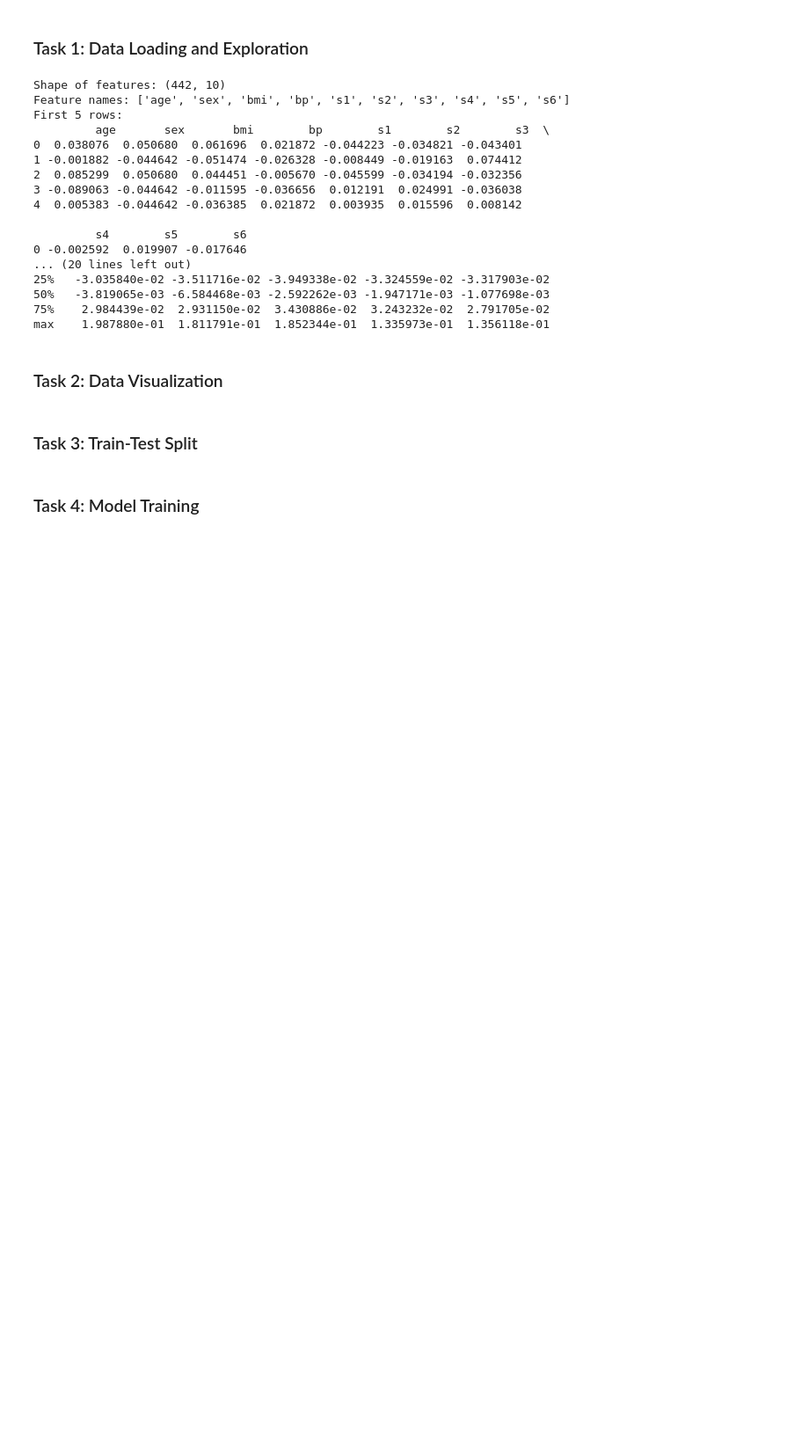
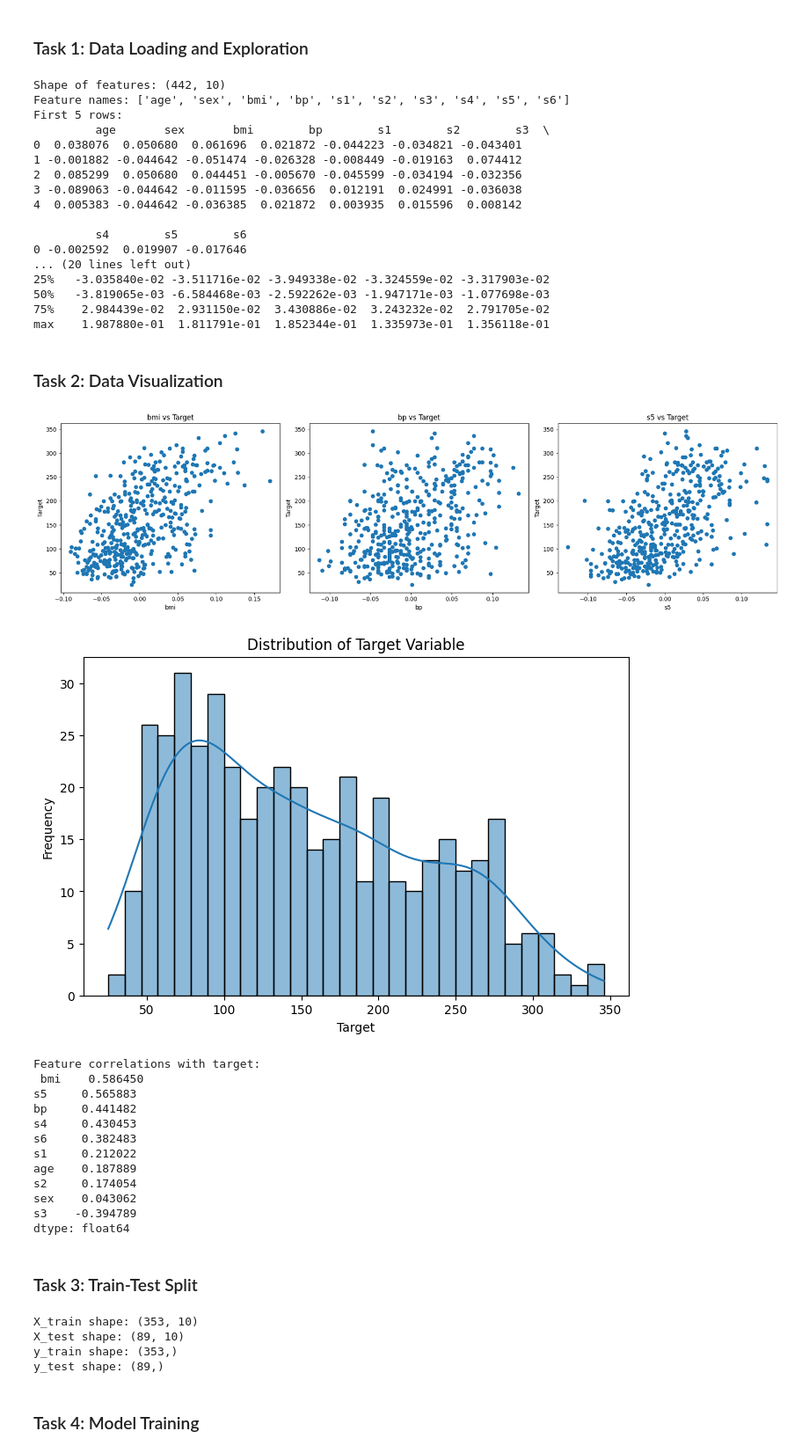
Before and after one commit to FarimaM/Machine-Learning-Course, a Jupyter notebook: ml_course_session1.ipynb, the cells around one changed output. Shown at 88% size. Cells and saved outputs as stored; diff of their text form; code cells hidden in the pictures; blank space fills up the shorter version.

```diff
--- a/ml_course_session1.ipynb
+++ b/ml_course_session1.ipynb
@@ -1531,2 +1529,56 @@ max    1.987880e-01  1.811791e-01  1.852344e-01  1.335973e-01  1.356118e-01
+# %%
+# Import necessary libraries
+import matplotlib.pyplot as plt
+import seaborn as sns
+
+# Assume X is a DataFrame containing features and y is the target variable
+
+# Step 1: Create scatter plots for different features
+# Create a figure with 3 subplots (1 row, 3 columns)
+fig, axs = plt.subplots(1, 3, figsize=(18, 5))
+
+# List of features to plot
+features_to_plot = ['bmi', 'bp', 's5']
+
+# Loop through each feature and create a scatter plot
+for i in range(len(features_to_plot)):
+    feature = features_to_plot[i]  # Get the feature name
+    axs[i].scatter(X[feature], y)  # Create a scatter plot
+    axs[i].set_xlabel(feature)      # Set the x-axis label
+    axs[i].set_ylabel('Target')     # Set the y-axis label
+    axs[i].set_title(f'{feature} vs Target')  # Set the title of the plot
+
+# Adjust layout to prevent overlapping
+plt.tight_layout()
+# Show the scatter plots
+plt.show()
+
+# Step 2: Create a histogram of the target variable
+plt.figure(figsize=(8, 5))  # Create a new figure
+sns.histplot(y, bins=30, kde=True)  # Create a histogram with a density plot
+plt.title('Distribution of Target Variable')  # Set the title
+plt.xlabel('Target')  # Set the x-axis label
+plt.ylabel('Frequency')  # Set the y-axis label
+plt.show()  # Show the histogram
+
+# Step 3: Calculate and print correlations with the target variable
+correlations = X.corrwith(y)  # Calculate correlations
+correlations_sorted = correlations.sort_values(ascending=False)  # Sort correlations
+print("Feature correlations with target:\n", correlations_sorted)  # Print the correlations
+# %% [output]
+[figure, added]
+[figure, added]
+Feature correlations with target:
+ bmi    0.586450
+s5     0.565883
+bp     0.441482
+s4     0.430453
+s6     0.382483
+s1     0.212022
+age    0.187889
+s2     0.174054
+sex    0.043062
+s3    -0.394789
+dtype: float64
 # %% [markdown]
 ### Task 3: Train-Test Split
@@ -1535,2 +1585,18 @@ max    1.987880e-01  1.811791e-01  1.852344e-01  1.335973e-01  1.356118e-01
+# %%
+from sklearn.model_selection import train_test_split
+
+# Split data
+X_train, X_test, y_train, y_test = train_test_split(X, y, test_size=0.2, random_state=42)
+
+# Shapes
+print("X_train shape:", X_train.shape)
+print("X_test shape:", X_test.shape)
+print("y_train shape:", y_train.shape)
+print("y_test shape:", y_test.shape)
+# %% [output]
+X_train shape: (353, 10)
+X_test shape: (89, 10)
+y_train shape: (353,)
+y_test shape: (89,)
 # %% [markdown]
 ### Task 4: Model Training
```
Also changed, not shown: parts of 14 cells of this notebook.
